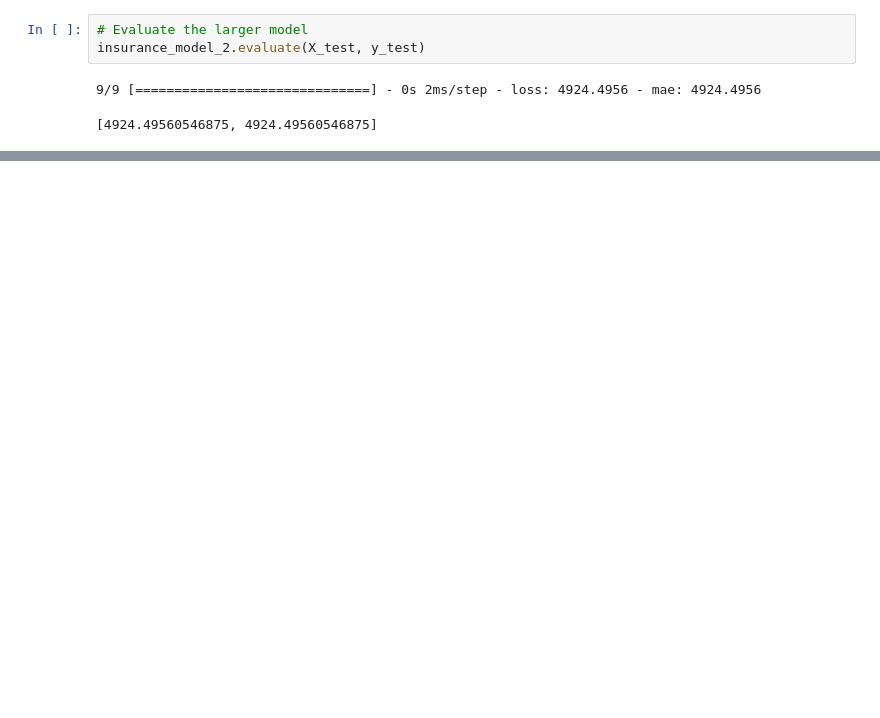
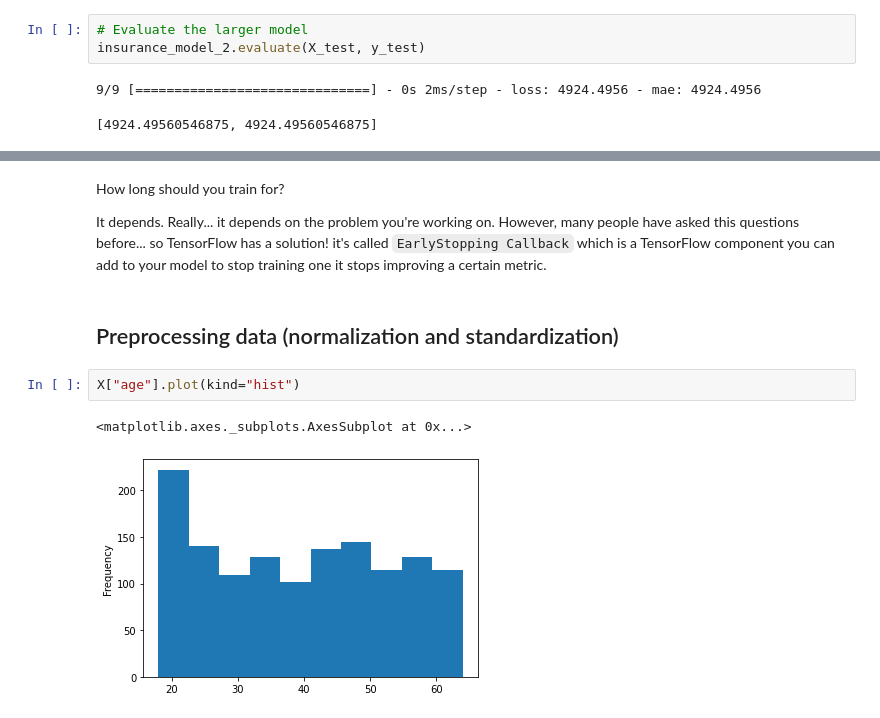
Before and after one commit to 21Ovi/TensorFlow_, a Jupyter notebook: 01_neural_network_regression_with_tensorflow.ipynb, the cells around one changed output, grey strips where cells are left out. Cells and saved outputs as stored; diff of their text form; blank space fills up the shorter version.

```diff
--- a/01_neural_network_regression_with_tensorflow.ipynb
+++ b/01_neural_network_regression_with_tensorflow.ipynb
@@ -1033,0 +1089,11 @@ insurance_model.evaluate(X_test, y_test)
+# %% [markdown]
+How long should you train for?
+
+It depends. Really... it depends on the problem you're working on. However, many people have asked this questions before... so TensorFlow has a solution! it's called `EarlyStopping Callback` which is a TensorFlow component you can add to your model to stop training one it stops improving a certain metric.
+# %% [markdown]
+## Preprocessing data (normalization and standardization)
+# %%
+X["age"].plot(kind="hist")
+# %% [output]
+<matplotlib.axes._subplots.AxesSubplot at 0x...>
+[figure, added]
```
Also changed, not shown: parts of 23 cells of this notebook.
